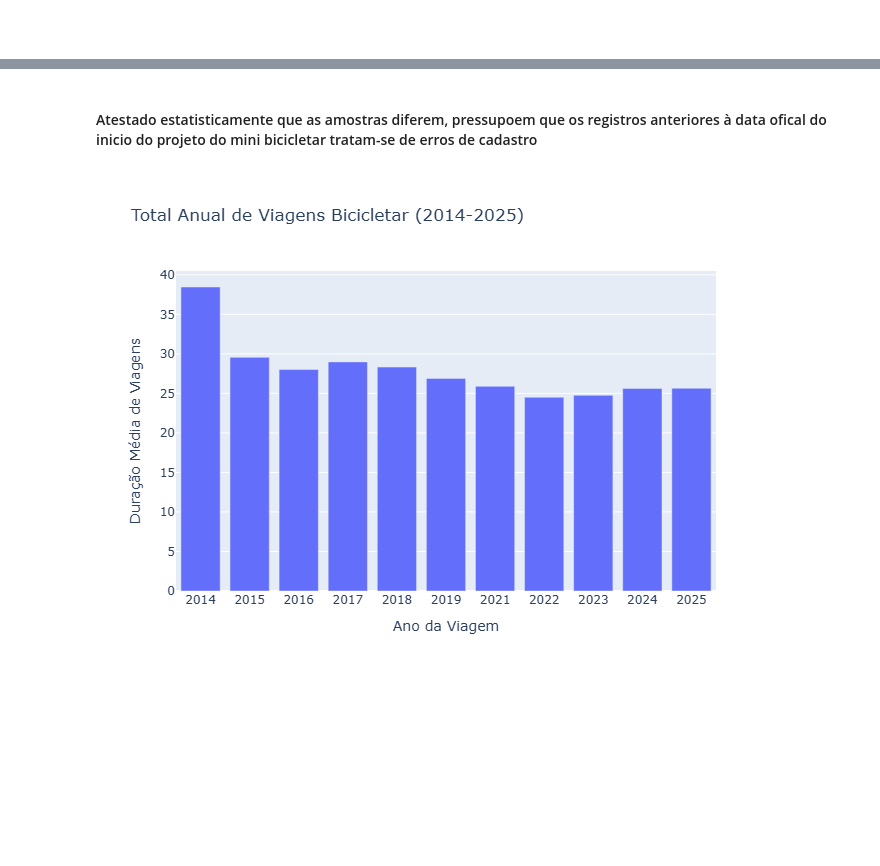
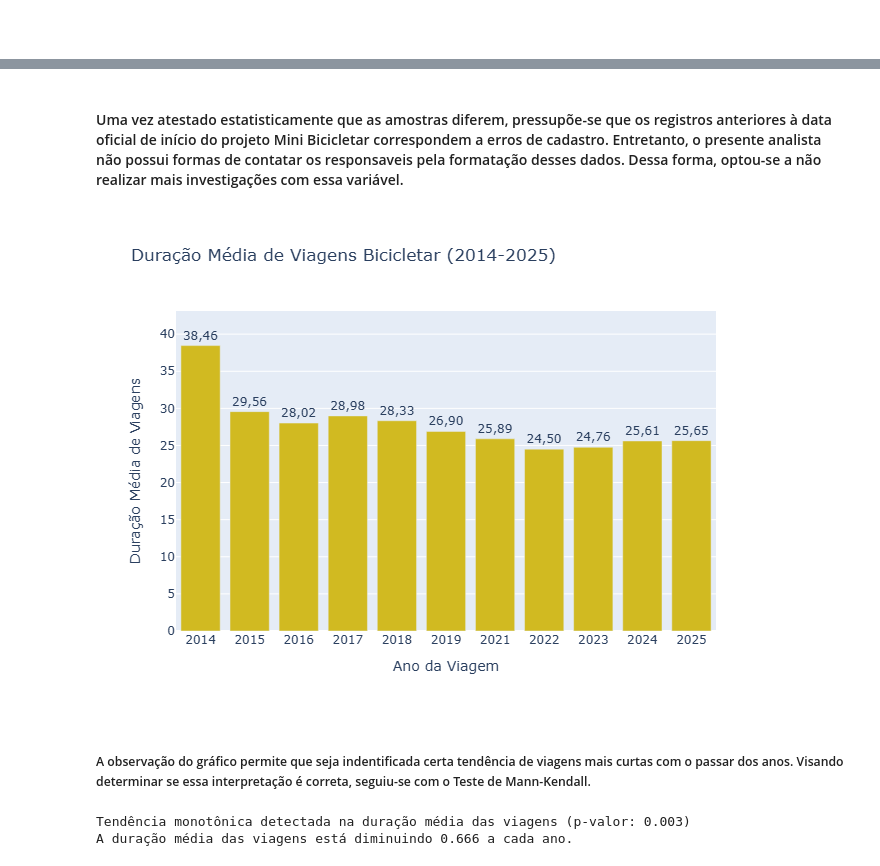
Before and after one commit to celiolmartins55/Analise-Bicicletar-2014-2025, a Jupyter notebook: Análise.ipynb, the cells around one changed output, grey strips where cells are left out. Drawn from its saved outputs; the diff is of its cells as text; code cells hidden in the pictures; blank space fills up the shorter version.

```diff
--- a/Análise.ipynb
+++ b/Análise.ipynb
@@ -165,16 +159,41 @@ Valor-p: 0.0000
-# %% [markdown]
-####  Atestado estatisticamente que as amostras diferem, pressupoem que os registros anteriores à data ofical do inicio do projeto do mini bicicletar tratam-se de erros de cadastro
+# %% [markdown]
+####  Uma vez atestado estatisticamente que as amostras diferem, pressupõe-se que os registros anteriores à data oficial de início do projeto Mini Bicicletar correspondem a erros de cadastro. Entretanto, o presente analista não possui formas de contatar os responsaveis pela formatação desses dados. Dessa forma, optou-se a não realizar mais investigações com essa variável.
 # %%
+# Plotar o gráfico de barras com a duração média das viagens por ano
 media_duracao = dados_total.groupby(['AnoViagem'])['DuracaoViagem'].mean().reset_index(name='Duração média de viagens') # Agrupando antes para evitar alto consumo de memória
 
-grafico2 =px.bar(
+grafico2 = px.bar(
     media_duracao,
     x='AnoViagem',
     y='Duração média de viagens',
-    title='Total Anual de Viagens Bicicletar (2014-2025)',
-    labels={'AnoViagem': 'Ano da Viagem', 'Duração média de viagens': 'Duração Média de Viagens'}
+    text_auto='.2f', # Exibir os valores das colunas com duas casas decimais
+    title='Duração Média de Viagens Bicicletar (2014-2025)',
+    labels={'AnoViagem': 'Ano da Viagem', 'Duração média de viagens': 'Duração Média de Viagens'},
+    color_discrete_sequence=['#d1ba21']
 )
 
-grafico2.show(renderer="png")
+grafico2.update_layout(separators=",.") # Mudar os separadores de milhar e decimal para o padrão brasileiro (milhar: ponto, decimal: vírgula)
+
+grafico2.update_traces(
+    textposition='outside', # Coloca o texto acima da coluna
+    textangle=0,            # Deixa o texto na horizontal
+    cliponaxis=False        # Evita que o texto da coluna mais alta seja cortado pelo topo do gráfico
+)
+grafico2.show(renderer="png") # Exibir o gráfico de forma que seja possível visualizar no GitHub
 # %% [output]
-[figure, old version]
+[figure, new version]
+# %% [markdown]
+##### A observação do gráfico permite que seja indentificada certa tendência de viagens mais curtas com o passar dos anos. Visando determinar se essa interpretação é correta, seguiu-se com o Teste de Mann-Kendall.
+# %%
+mk_duracao = mk.original_test(media_duracao['Duração média de viagens']) # Realizar o teste de Mann-Kendall para verificar a tendência da duração média das viagens ao longo dos anos
+if mk_duracao.p < 0.05: # Se a hipotese nula for rejeitada, significa que há uma tendência significativa na duração média das viagens
+    print(f"Tendência monotônica detectada na duração média das viagens (p-valor: {mk_duracao.p:.3f})")
+    if mk_duracao.trend == 'decreasing':
+        print(f"A duração média das viagens está diminuindo {abs(mk_duracao.slope):.3f} a cada ano.")
+    elif mk_duracao.trend == 'increasing':
+        print(f"A duração média das viagens está aumentando {mk_duracao.slope:.3f} a cada ano.")
+else:
+    print("Não foi detectada uma tendência monotônica na duração média das viagens.")
+# %% [output]
+Tendência monotônica detectada na duração média das viagens (p-valor: 0.003)
+A duração média das viagens está diminuindo 0.666 a cada ano.
```
Also changed, not shown: parts of 16 cells of this notebook, 1 other file.
